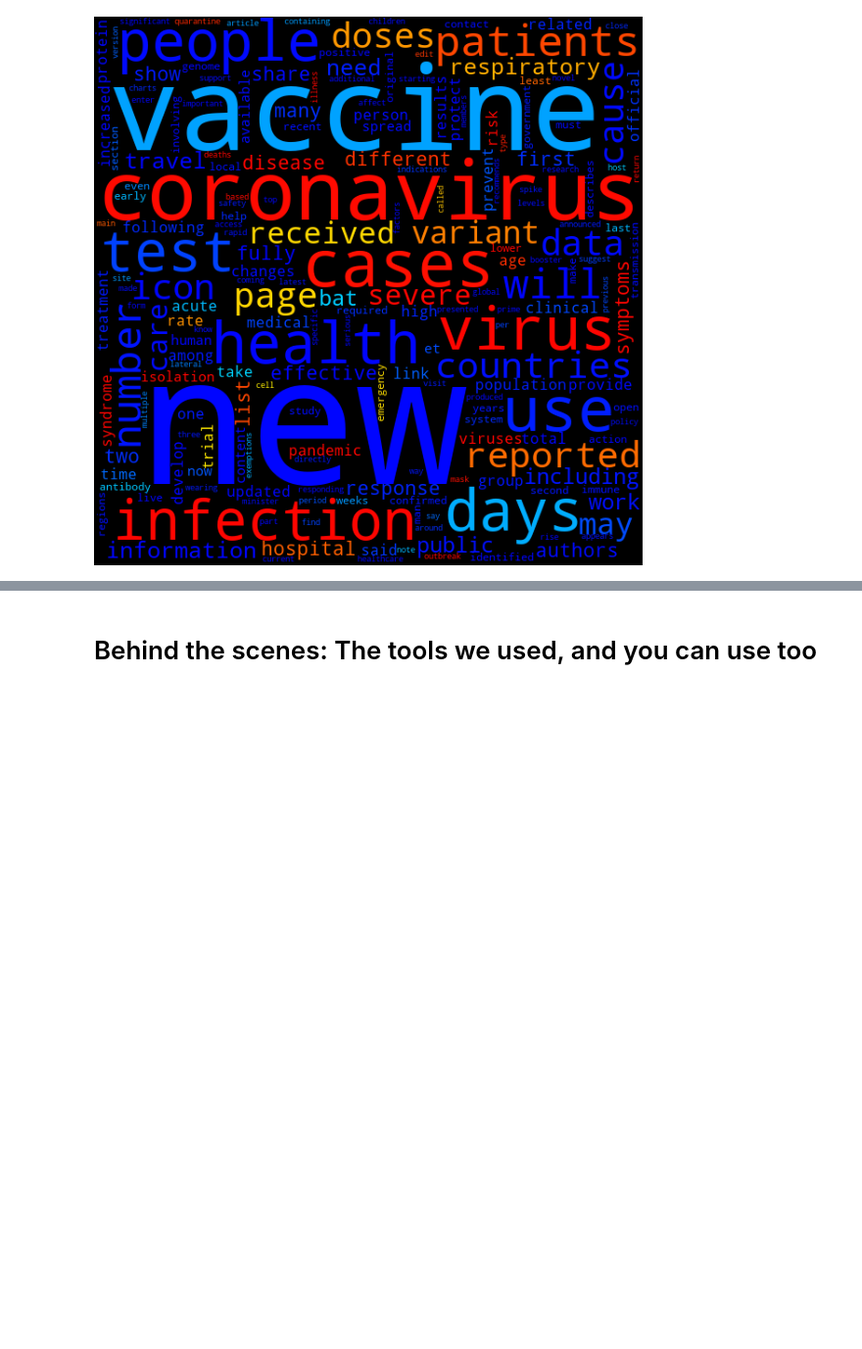
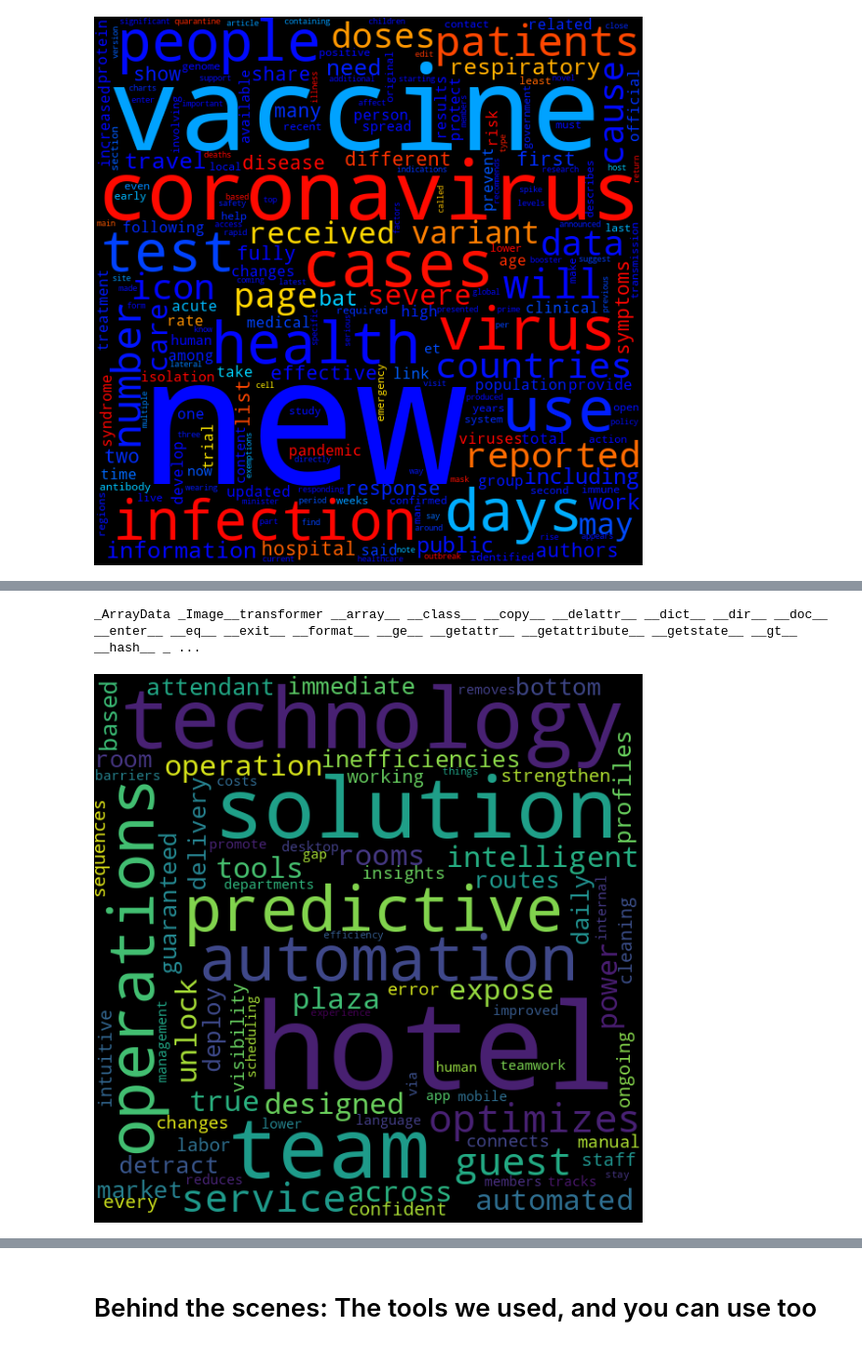
Before and after one commit to thorwhalen/guise, a Jupyter notebook: misc/guise demo.ipynb, the cells around one changed output, grey strips where cells are left out. Shown at 98% size. Drawn from its saved outputs; the diff is of its cells as text; code cells hidden in the pictures; blank space fills up the shorter version.

```diff
--- a/misc/guise demo.ipynb
+++ b/misc/guise demo.ipynb
@@ -38,0 +188,11 @@ word_cloud(word_count, color_func=sentiment_color).to_image()
+# %%
+t = word_cloud_images['http://optiisolutions.com']
+print(*dir(t))
+# %% [output]
+_ArrayData _Image__transformer __array__ __class__ __copy__ __delattr__ __dict__ __dir__ __doc__ __enter__ __eq__ __exit__ __format__ __ge__ __getattr__ __getattribute__ __getstate__ __gt__ __hash__ _ ...
+# %%
+mask = np.zeros(t.size + (3,))
+mask[:100, :100] = 1
+Image.fromarray(np.array(t))
+# %% [output]
+[figure, added]
```
Also changed, not shown: parts of 35 cells of this notebook.
